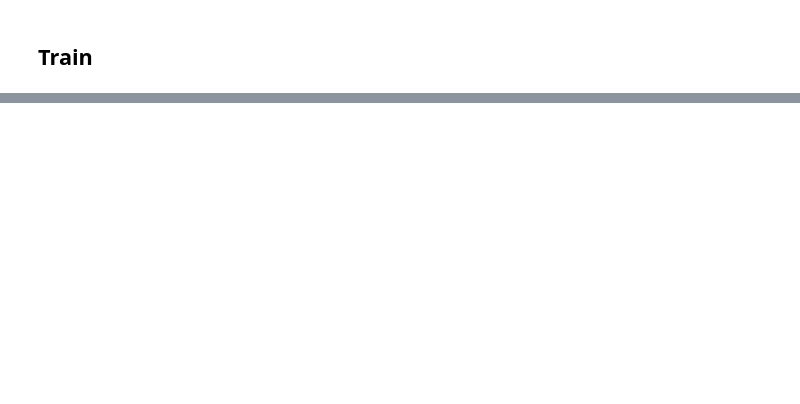
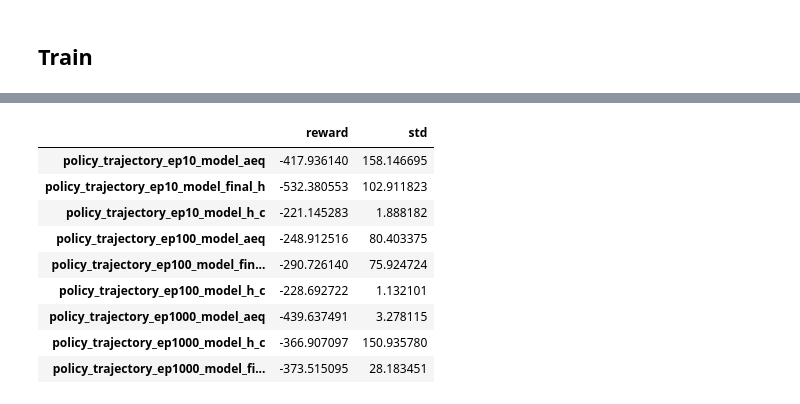
Before and after one commit to MHamza-Y/State-Space-Discretization, a Jupyter notebook: policy_iteration.ipynb, the cells around one changed output, grey strips where cells are left out. Saved outputs shown, nothing was run; the diff lists cells and outputs as text; code cells hidden in the pictures; blank space fills up the shorter version.

```diff
--- a/policy_iteration.ipynb
+++ b/policy_iteration.ipynb
@@ -115,0 +203,14 @@ plot_industrial_benchmark_trajectories(algo.eval_trajectories[0]['info'])
+# %%
+df = pd.DataFrame(policy_benchmarks.benchmark_metrics)
+df.T
+# %% [output]
+|  | reward | std |
+| policy_trajectory_ep10_model_aeq | -417.936140 | 158.146695 |
+| policy_trajectory_ep10_model_final_h | -532.380553 | 102.911823 |
+| policy_trajectory_ep10_model_h_c | -221.145283 | 1.888182 |
+| policy_trajectory_ep100_model_aeq | -248.912516 | 80.403375 |
+| policy_trajectory_ep100_model_fin... | -290.726140 | 75.924724 |
+| policy_trajectory_ep100_model_h_c | -228.692722 | 1.132101 |
+| policy_trajectory_ep1000_model_aeq | -439.637491 | 3.278115 |
+| policy_trajectory_ep1000_model_h_c | -366.907097 | 150.935780 |
+| policy_trajectory_ep1000_model_fi... | -373.515095 | 28.183451 |
```
Also changed, not shown: parts of 17 cells of this notebook, 18 other files.
